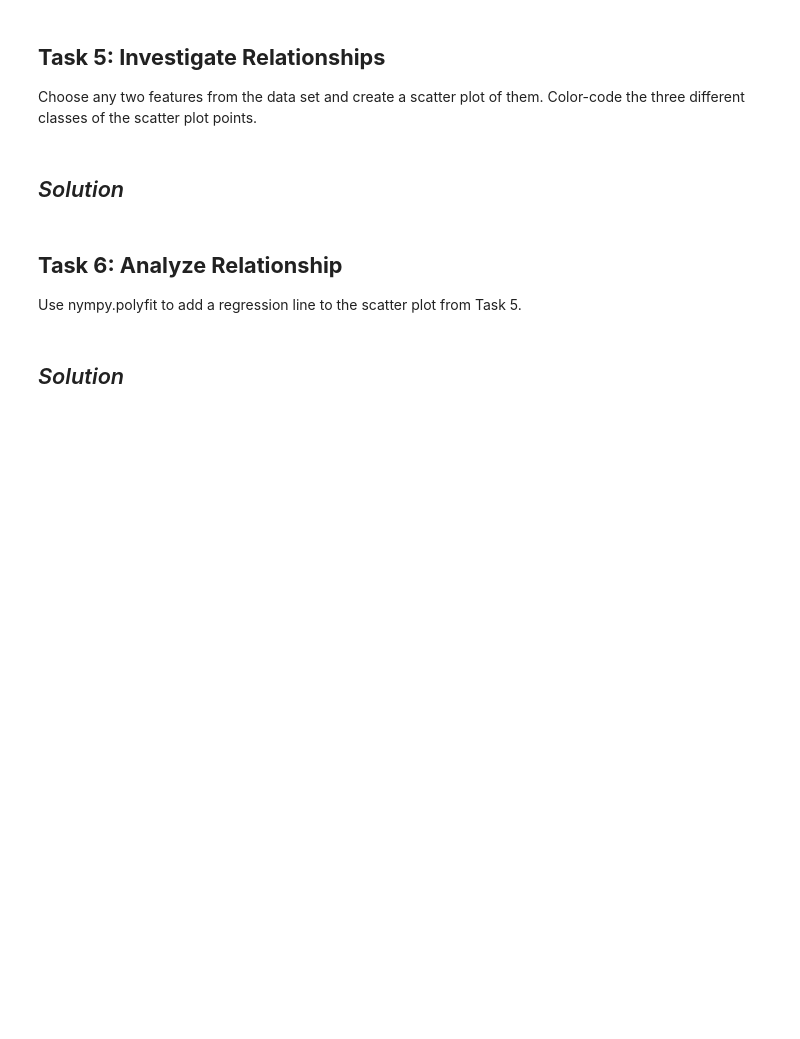
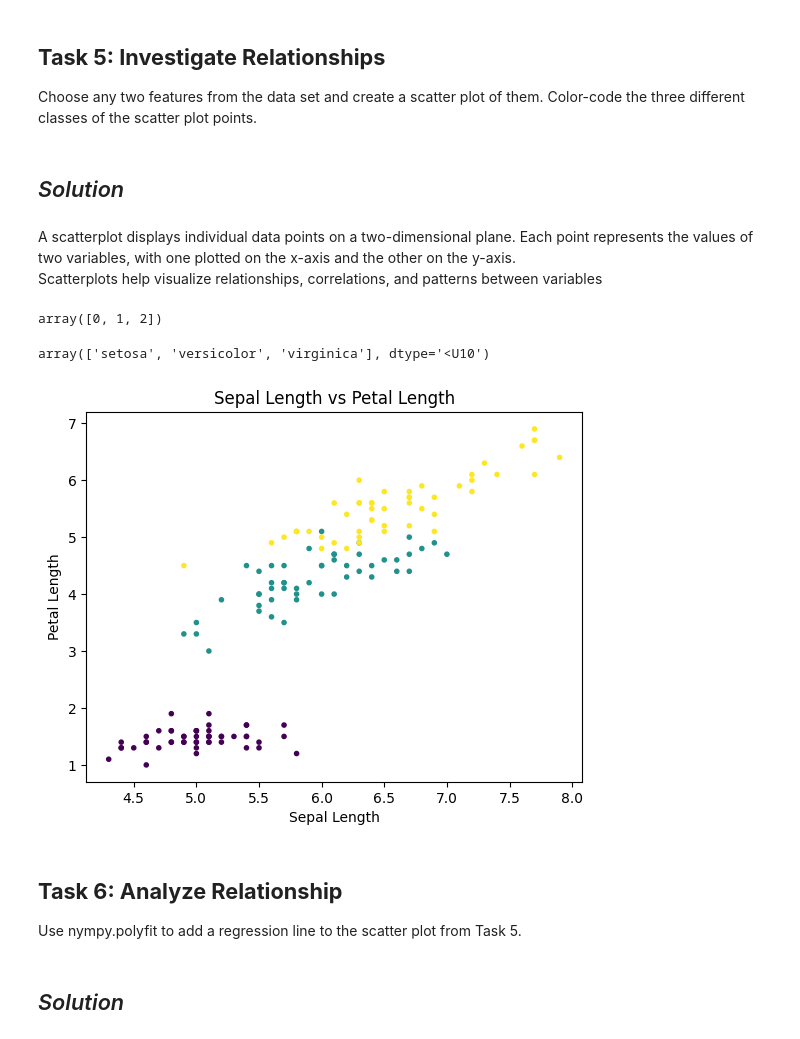
Before and after one commit to AnnaLoz28/principles_of_data_analytics, a Jupyter notebook: tasks.ipynb, the cells around one changed output. Saved outputs shown, nothing was run; the diff lists cells and outputs as text; code cells hidden in the pictures; blank space fills up the shorter version.

```diff
--- a/tasks.ipynb
+++ b/tasks.ipynb
@@ -464,6 +457,31 @@ Choose any two features from the data set and create a scatter plot of them.
 Color-code the three different classes of the scatter plot points.
 # %% [markdown]
 ## *Solution*
+# %% [markdown]
+A scatterplot displays individual data points on a two-dimensional plane. Each point represents the values of two variables, with one plotted on the x-axis and the other on the y-axis.
+Scatterplots help visualize relationships, correlations, and patterns between variables
+# %%
+# display the unique values of "target"
+np.unique(ds["target"])
+# %% [output]
+array([0, 1, 2])
+# %%
+# display the unique values of "target_names"
+ds["target_names"]
+# %% [output]
+array(['setosa', 'versicolor', 'virginica'], dtype='<U10')
+# %%
+species = ds["target"] # species
+species_names = ds["target_names"] # species names
+# %%
+# create a scatter plot of Sepal Length vs Petal Length
+plt.scatter(sl, pl, marker = '.', c = species)
+plt.title('Sepal Length vs Petal Length')
+plt.xlabel('Sepal Length')
+plt.ylabel('Petal Length')
+plt.show()
+# %% [output]
+[figure, added]
 # %% [markdown]
 ## **Task 6: Analyze Relationship**
 
```
Also changed, not shown: parts of 1 cell of this notebook.
